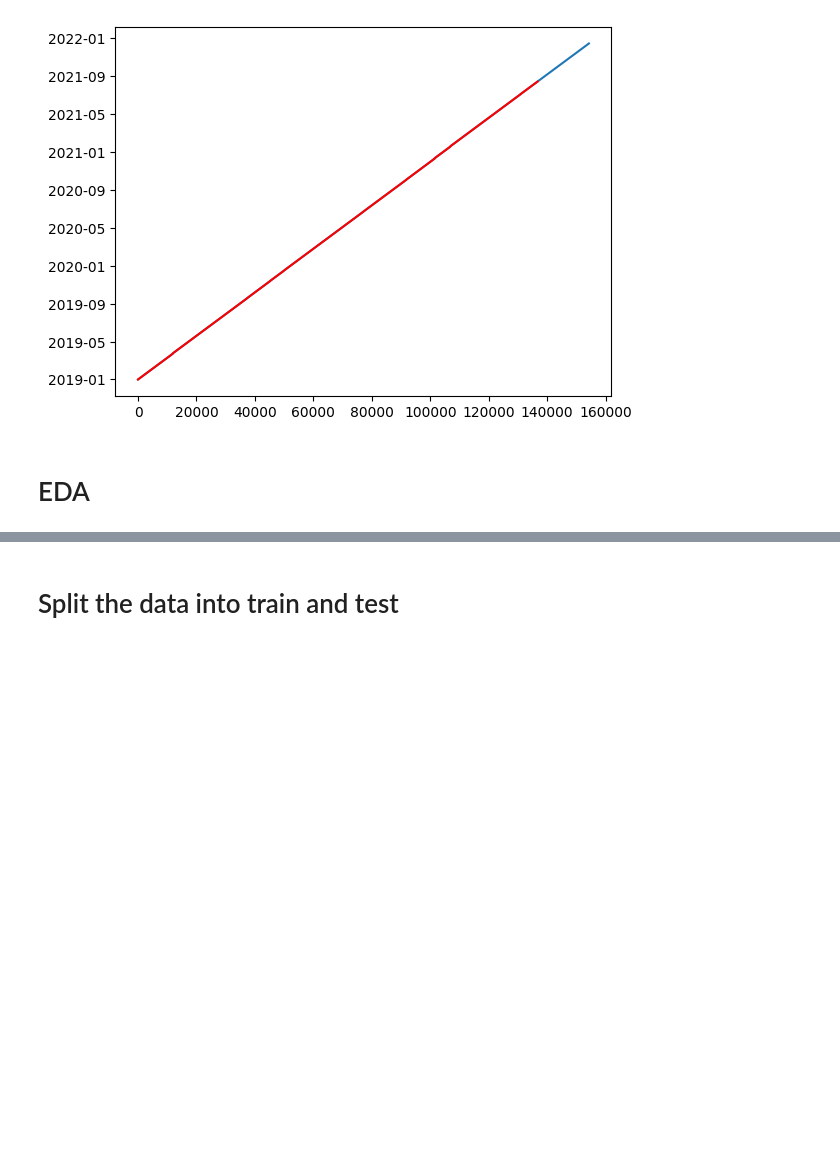
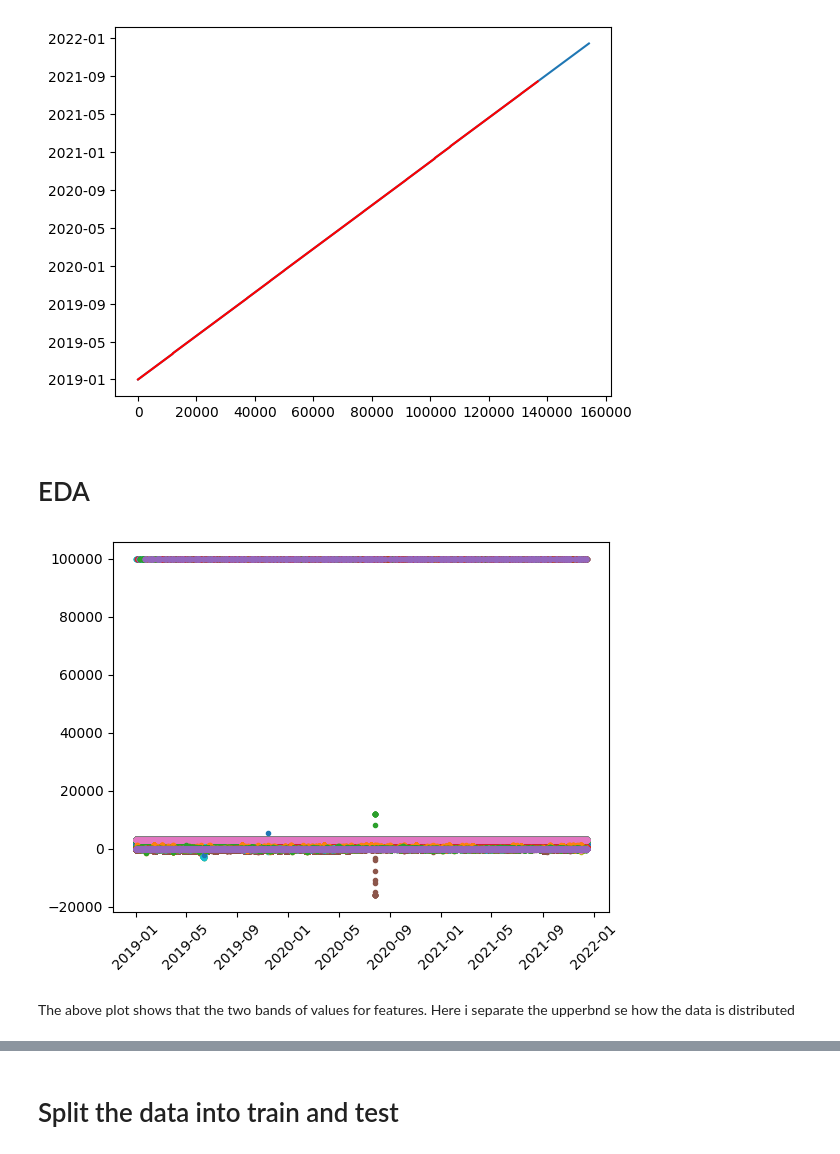
Before and after one commit to arunrajks/time_series_analysis, a Jupyter notebook: wind-turbine-power-forecast.ipynb, the cells around one changed output, grey strips where cells are left out. Saved outputs shown, nothing was run; the diff lists cells and outputs as text; code cells hidden in the pictures; blank space fills up the shorter version.

```diff
--- a/wind-turbine-power-forecast.ipynb
+++ b/wind-turbine-power-forecast.ipynb
@@ -76,0 +81,13 @@ plt.plot(df_power.index,'r')
+# %%
+# the time series plot of features
+
+for i in range(75):
+
+    plt.plot(df_feature.index,df_feature.iloc[:,i].values,'.')
+
+
+plt.xticks(rotation=45);
+# %% [output]
+[figure, added]
+# %% [markdown]
+The above plot shows that the two bands of values for features. Here i separate the upperbnd se how the data is distributed
```
Also changed, not shown: parts of 11 cells of this notebook.
